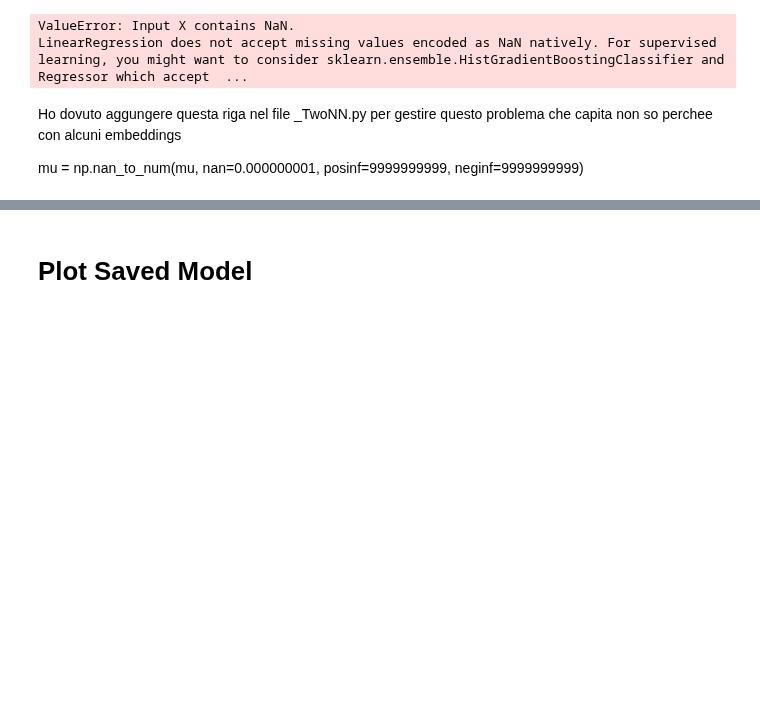
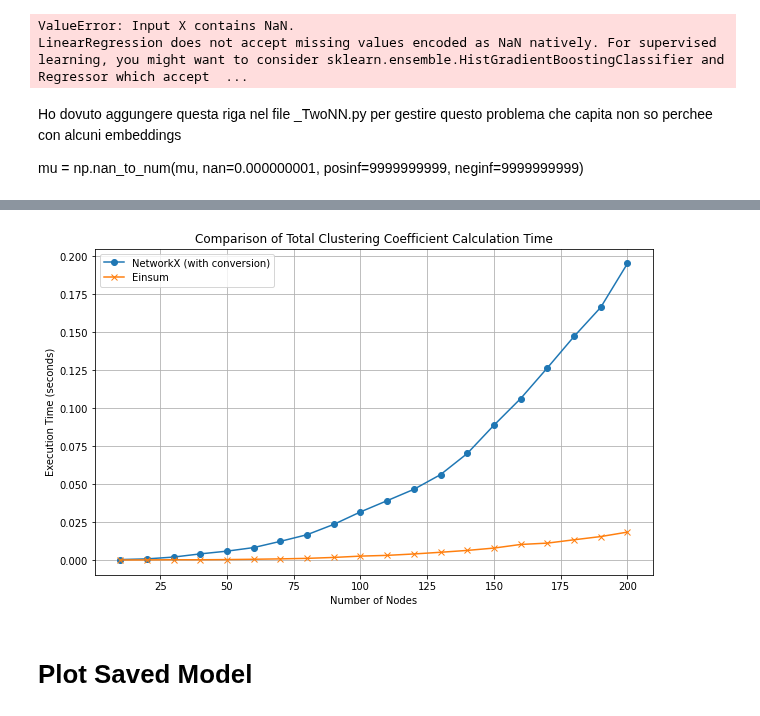
Before and after one commit to dandarm/Embednet, a Jupyter notebook: Utils.ipynb, the cells around one changed output, grey strips where cells are left out. Cells and saved outputs as stored; diff of their text form; code cells hidden in the pictures; blank space fills up the shorter version.

```diff
--- a/Utils.ipynb
+++ b/Utils.ipynb
@@ -103,3 +253,34 @@ mu = np.nan_to_num(mu, nan=0.000000001, posinf=9999999999, neginf=9999999999)
+# %%
+# Define the new range of nodes up to 200
+nodes_range = range(10, 201, 10)
+
+# Measure the execution times for both methods across the new node range including graph conversion for NetworkX
+networkx_times_with_conversion = []
+einsum_times = []
+
+for n in nodes_range:
+    adjacency_matrix_n = genera_ER(n, 1)[0]
+
+    # Time NetworkX clustering including graph conversion
+    networkx_time = timeit.timeit(lambda: nx.clustering(nx.from_numpy_matrix(adjacency_matrix_n)), number=10) / 10
+    networkx_times_with_conversion.append(networkx_time)
+
+    # Time einsum clustering
+    einsum_time = timeit.timeit(lambda: cc_einsum(adjacency_matrix_n), number=10) / 10
+    einsum_times.append(einsum_time)
+
+# Plot the results
+plt.figure(figsize=(10, 6))
+plt.plot(nodes_range, networkx_times_with_conversion, marker='o', linestyle='-', label='NetworkX (with conversion)')
+plt.plot(nodes_range, einsum_times, marker='x', linestyle='-', label='Einsum')
+plt.xlabel('Number of Nodes')
+plt.ylabel('Execution Time (seconds)')
+plt.title('Comparison of Total Clustering Coefficient Calculation Time')
+plt.legend()
+plt.grid(True)
+plt.show()
+# %% [output]
+[figure, added]
 # %% [markdown]
 # Plot Saved Model
 # %%
```
Also changed, not shown: parts of 20 cells of this notebook, 17 other files.
